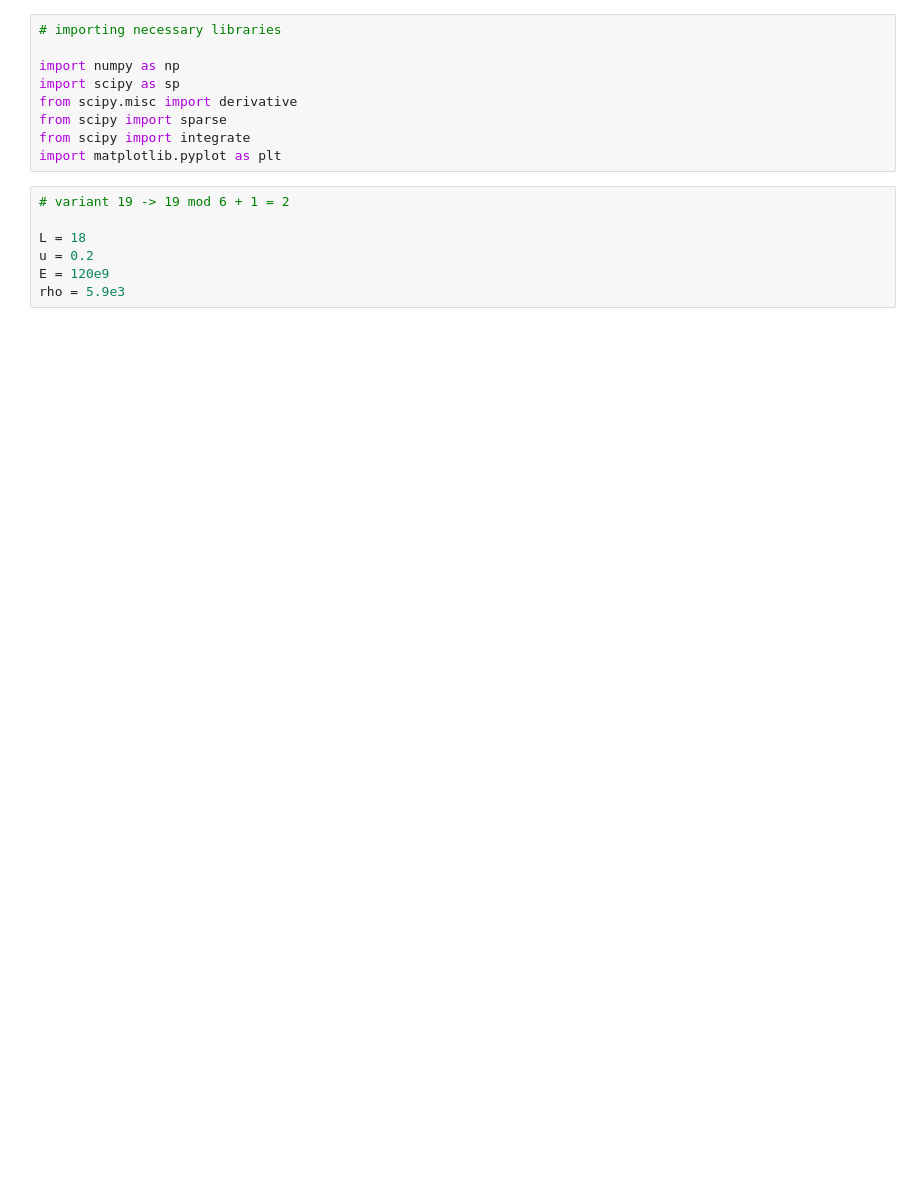
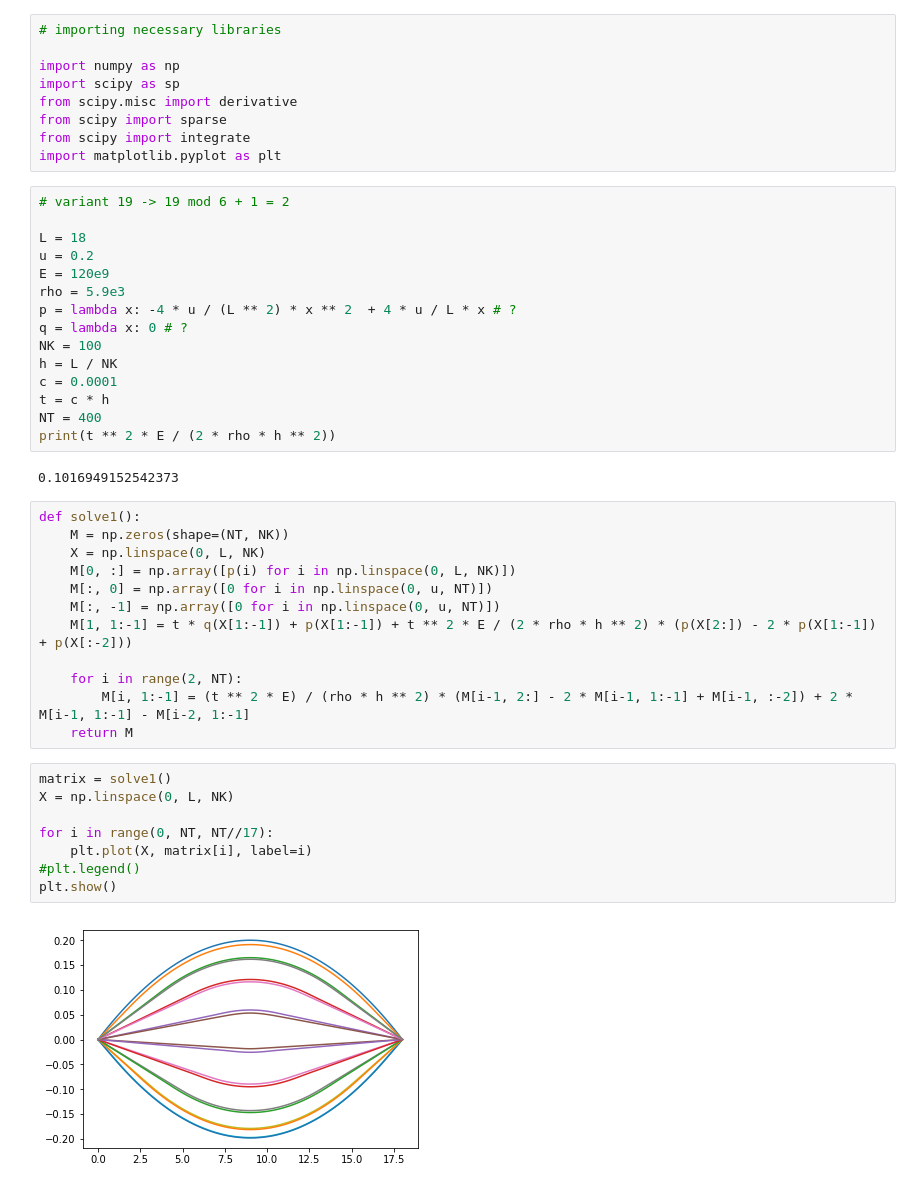
Before and after one commit to kirsider/MChA_5sem, a Jupyter notebook: lab5.ipynb, the cells around one changed output. Drawn from its saved outputs; the diff is of its cells as text; blank space fills up the shorter version.

Commit message:
added solver for task 1

```diff
--- a/lab5.ipynb
+++ b/lab5.ipynb
@@ -46,3 +74,35 @@ L = 18
 u = 0.2
 E = 120e9
 rho = 5.9e3
+p = lambda x: -4 * u / (L ** 2) * x ** 2  + 4 * u / L * x # ?
+q = lambda x: 0 # ?
+NK = 100
+h = L / NK
+c = 0.0001
+t = c * h
+NT = 400
+print(t ** 2 * E / (2 * rho * h ** 2))
+# %% [output]
+0.1016949152542373
+# %%
+def solve1():
+    M = np.zeros(shape=(NT, NK))
+    X = np.linspace(0, L, NK)
+    M[0, :] = np.array([p(i) for i in np.linspace(0, L, NK)])
+    M[:, 0] = np.array([0 for i in np.linspace(0, u, NT)])
+    M[:, -1] = np.array([0 for i in np.linspace(0, u, NT)])
+    M[1, 1:-1] = t * q(X[1:-1]) + p(X[1:-1]) + t ** 2 * E / (2 * rho * h ** 2) * (p(X[2:]) - 2 * p(X[1:-1]) + p(X[:-2]))
+
+    for i in range(2, NT):
+        M[i, 1:-1] = (t ** 2 * E) / (rho * h ** 2) * (M[i-1, 2:] - 2 * M[i-1, 1:-1] + M[i-1, :-2]) + 2 * M[i-1, 1:-1] - M[i-2, 1:-1]
+    return M
+# %%
+matrix = solve1()
+X = np.linspace(0, L, NK)
+
+for i in range(0, NT, NT//17):
+    plt.plot(X, matrix[i], label=i)
+#plt.legend()
+plt.show()
+# %% [output]
+[figure, added]
```
Also changed, not shown: parts of 3 cells of this notebook.
